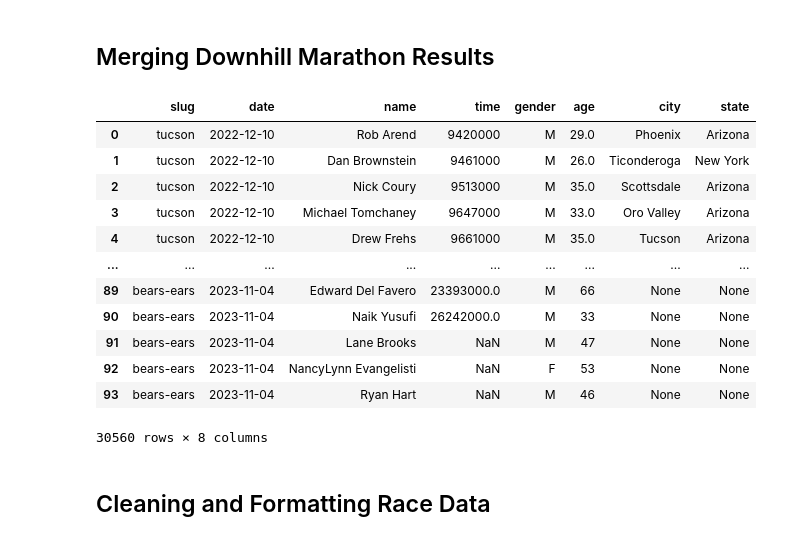
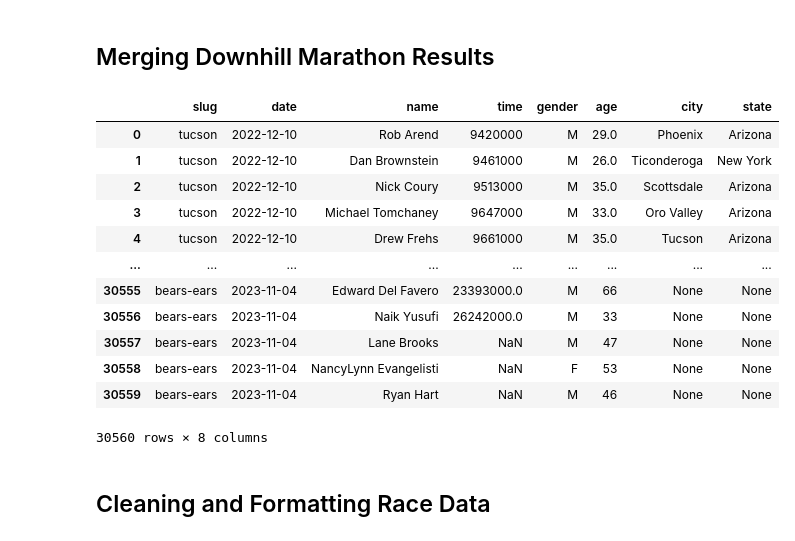
Before and after one commit to great-strides/boston-marathon-downhill, a Jupyter notebook: main.ipynb, the cells around one changed output. Drawn from its saved outputs; the diff is of its cells as text; code cells hidden in the pictures.

```diff
--- a/main.ipynb
+++ b/main.ipynb
@@ -94,39 +94,39 @@ for provider in race_slugs:
             elif provider == 'chronokeep':
                 temp_df = pd.read_csv(file_path)
                 temp_df['city'] = None
                 temp_df['state'] = None
                 temp_df = temp_df[['Age', 'Gender', 'Chip Time*', 'Name', 'city', 'state']]
                 temp_df['Chip Time*'] = temp_df['Chip Time*'].apply(conv_formatted_time_to_millis)
             elif provider == 'webscorer':
                 temp_df = pd.read_csv(file_path)
                 name_affiliations = temp_df['Name Affiliation'].apply(split_name_affiliation)
                 temp_df['name'] = name_affiliations.apply(lambda x: x[0] if ',' not in x[0] else ' '.join(reversed(list(map(str.strip, x[0].split(','))))))
                 temp_df['city'] = name_affiliations.apply(lambda x: x[1].split(',')[0].strip() if ',' in x[1] else None)
                 temp_df['state'] = name_affiliations.apply(lambda x: x[1].split(',')[1].strip() if ',' in x[1] else None)
                 temp_df = temp_df[['Age', 'Gender', 'Finish time 			Chip time', 'name', 'city', 'state']]
                 temp_df['Finish time 			Chip time'] = temp_df['Finish time 			Chip time'].apply(conv_formatted_time_to_millis)
             else:
                 continue
 
             temp_df.columns = ['age', 'gender', 'time', 'name', 'city', 'state']
             temp_df['slug'] = race_slug
             temp_df['date'] = pd.Timestamp(date)
-            downhill_marathon_results_df = pd.concat([downhill_marathon_results_df, temp_df])
+            downhill_marathon_results_df = pd.concat([downhill_marathon_results_df, temp_df], ignore_index=True)
 
 downhill_marathon_results_df
 # %% [output]
 |  | slug | date | name | time | gender | age | city | state |
 | 0 | tucson | 2022-12-10 | Rob Arend | 9420000 | M | 29.0 | Phoenix | Arizona |
 | 1 | tucson | 2022-12-10 | Dan Brownstein | 9461000 | M | 26.0 | Ticonderoga | New York |
 | 2 | tucson | 2022-12-10 | Nick Coury | 9513000 | M | 35.0 | Scottsdale | Arizona |
 | 3 | tucson | 2022-12-10 | Michael Tomchaney | 9647000 | M | 33.0 | Oro Valley | Arizona |
 | 4 | tucson | 2022-12-10 | Drew Frehs | 9661000 | M | 35.0 | Tucson | Arizona |
 | ... | ... | ... | ... | ... | ... | ... | ... | ... |
-| 89 | bears-ears | 2023-11-04 | Edward Del Favero | 23393000.0 | M | 66 | None | None |
-| 90 | bears-ears | 2023-11-04 | Naik Yusufi | 26242000.0 | M | 33 | None | None |
-| 91 | bears-ears | 2023-11-04 | Lane Brooks | NaN | M | 47 | None | None |
-| 92 | bears-ears | 2023-11-04 | NancyLynn Evangelisti | NaN | F | 53 | None | None |
-| 93 | bears-ears | 2023-11-04 | Ryan Hart | NaN | M | 46 | None | None |
+| 30555 | bears-ears | 2023-11-04 | Edward Del Favero | 23393000.0 | M | 66 | None | None |
+| 30556 | bears-ears | 2023-11-04 | Naik Yusufi | 26242000.0 | M | 33 | None | None |
+| 30557 | bears-ears | 2023-11-04 | Lane Brooks | NaN | M | 47 | None | None |
+| 30558 | bears-ears | 2023-11-04 | NancyLynn Evangelisti | NaN | F | 53 | None | None |
+| 30559 | bears-ears | 2023-11-04 | Ryan Hart | NaN | M | 46 | None | None |
 30560 rows × 8 columns
 # %%
 abbr_to_state = {
```
Also changed, not shown: parts of 10 cells of this notebook, 3 other files.
